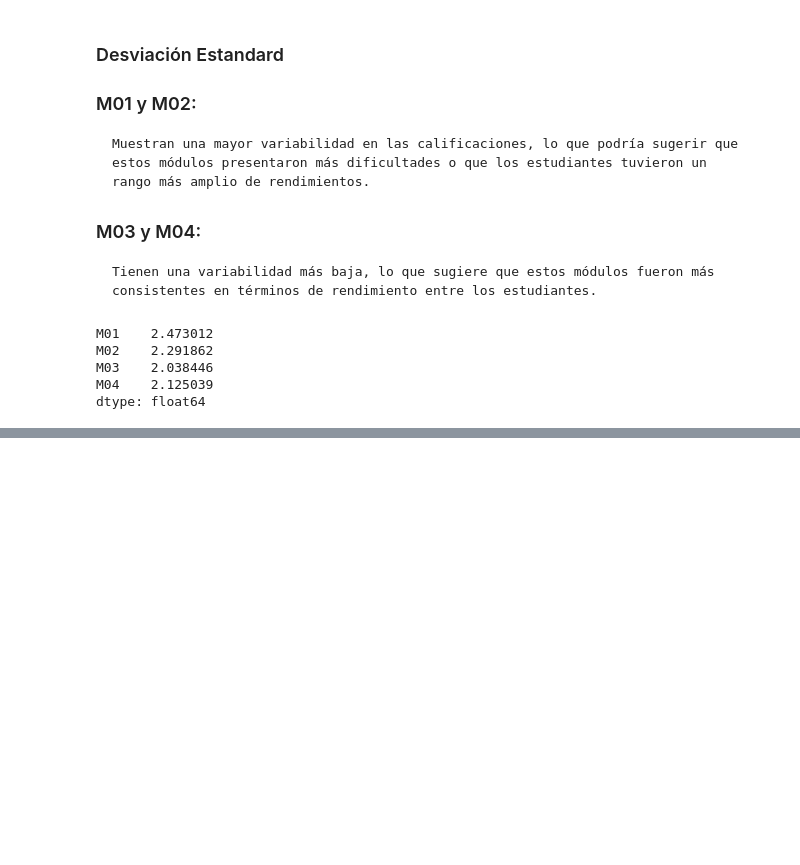
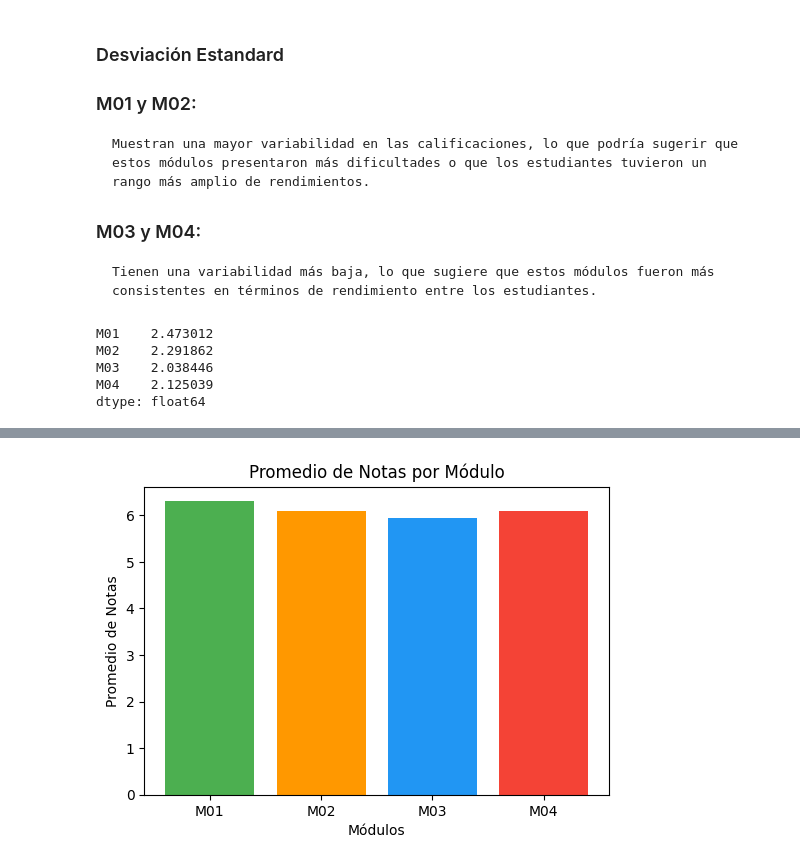
Before and after one commit to Bemen3M07/jupiter-logs-pandas-OmaimaBenHamouda, a Jupyter notebook: Pp4Part2.ipynb, the cells around one changed output, grey strips where cells are left out. Cells and saved outputs as stored; diff of their text form; code cells hidden in the pictures; blank space fills up the shorter version.

```diff
--- a/Pp4Part2.ipynb
+++ b/Pp4Part2.ipynb
@@ -232,0 +310,11 @@ dtype: float64
+# %%
+promedios = dataFrameAlumnos[['M01', 'M02', 'M03', 'M04']].mean()
+plt.figure(figsize=(6, 4))
+plt.bar(promedios.index, promedios.values, color=['#4CAF50', '#FF9800', '#2196F3', '#F44336'])
+
+plt.title('Promedio de Notas por Módulo')
+plt.xlabel('Módulos')
+plt.ylabel('Promedio de Notas')
+plt.show()
+# %% [output]
+[figure, added]
```
Also changed, not shown: parts of 9 cells of this notebook.
